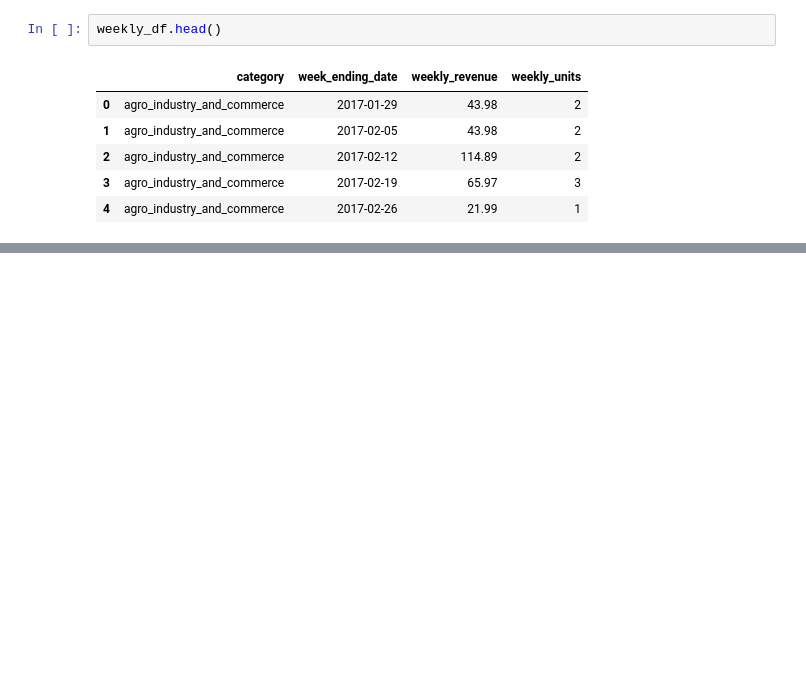
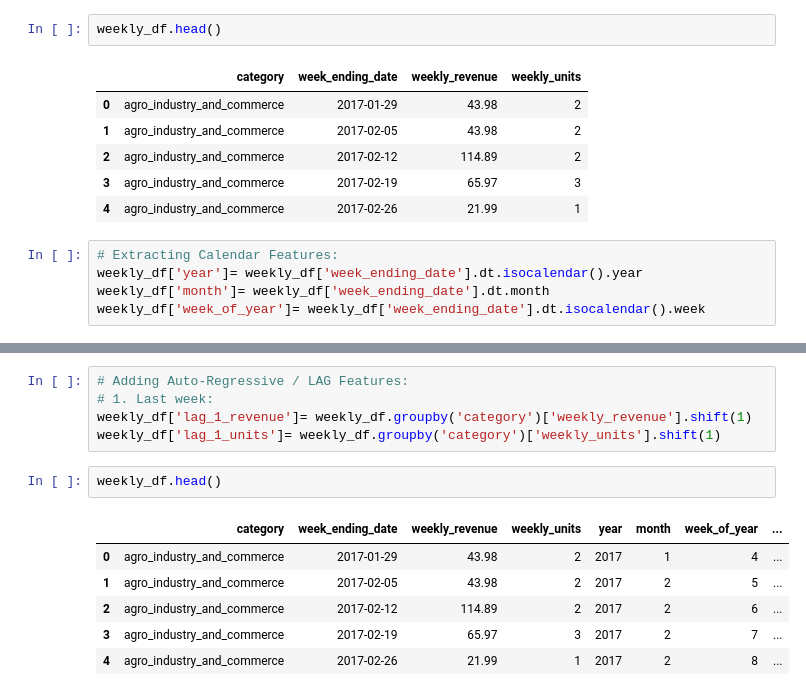
Before and after one commit to Shailya777/agentic-data-hub, a Jupyter notebook: notebooks/train_forecasting_model.ipynb, the cells around one changed output, grey strips where cells are left out. Drawn from its saved outputs; the diff is of its cells as text; blank space fills up the shorter version.

Commit message:
Feature engineering on weekly data

```diff
--- a/notebooks/train_forecasting_model.ipynb
+++ b/notebooks/train_forecasting_model.ipynb
@@ -116,3 +116,8 @@ weekly_df.head()
 | 2 | agro_industry_and_commerce | 2017-02-12 | 114.89 | 2 |
 | 3 | agro_industry_and_commerce | 2017-02-19 | 65.97 | 3 |
 | 4 | agro_industry_and_commerce | 2017-02-26 | 21.99 | 1 |
+# %%
+# Extracting Calendar Features:
+weekly_df['year']= weekly_df['week_ending_date'].dt.isocalendar().year
+weekly_df['month']= weekly_df['week_ending_date'].dt.month
+weekly_df['week_of_year']= weekly_df['week_ending_date'].dt.isocalendar().week
@@ -118,0 +133,14 @@ weekly_df.head()
+# %%
+# Adding Auto-Regressive / LAG Features:
+# 1. Last week:
+weekly_df['lag_1_revenue']= weekly_df.groupby('category')['weekly_revenue'].shift(1)
+weekly_df['lag_1_units']= weekly_df.groupby('category')['weekly_units'].shift(1)
+# %%
+weekly_df.head()
+# %% [output]
+|  | category | week_ending_date | weekly_revenue | weekly_units | year | month | week_of_year | ... |
+| 0 | agro_industry_and_commerce | 2017-01-29 | 43.98 | 2 | 2017 | 1 | 4 | ... |
+| 1 | agro_industry_and_commerce | 2017-02-05 | 43.98 | 2 | 2017 | 2 | 5 | ... |
+| 2 | agro_industry_and_commerce | 2017-02-12 | 114.89 | 2 | 2017 | 2 | 6 | ... |
+| 3 | agro_industry_and_commerce | 2017-02-19 | 65.97 | 3 | 2017 | 2 | 7 | ... |
+| 4 | agro_industry_and_commerce | 2017-02-26 | 21.99 | 1 | 2017 | 2 | 8 | ... |
```
Also changed, not shown: parts of 5 cells of this notebook.
